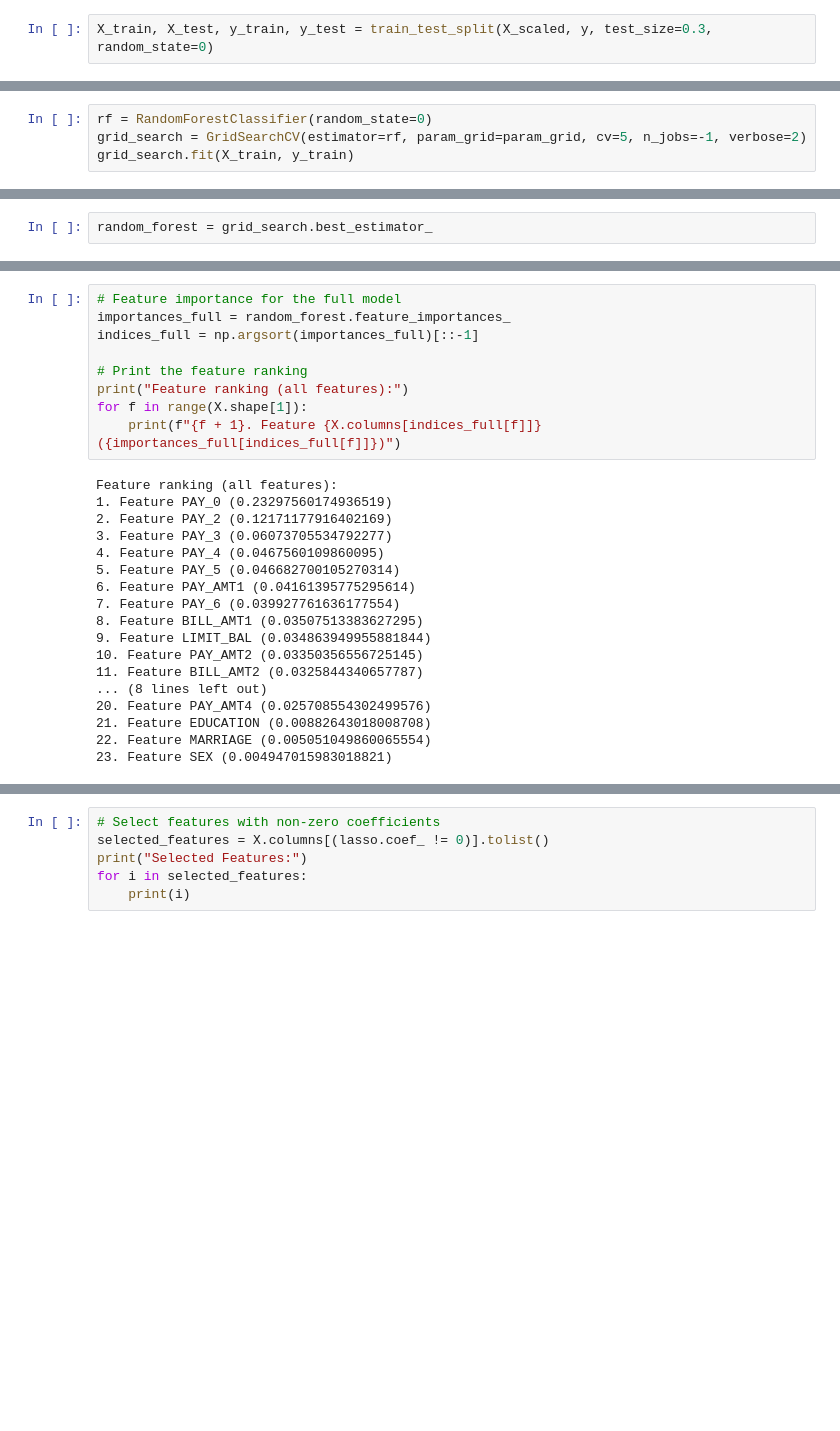
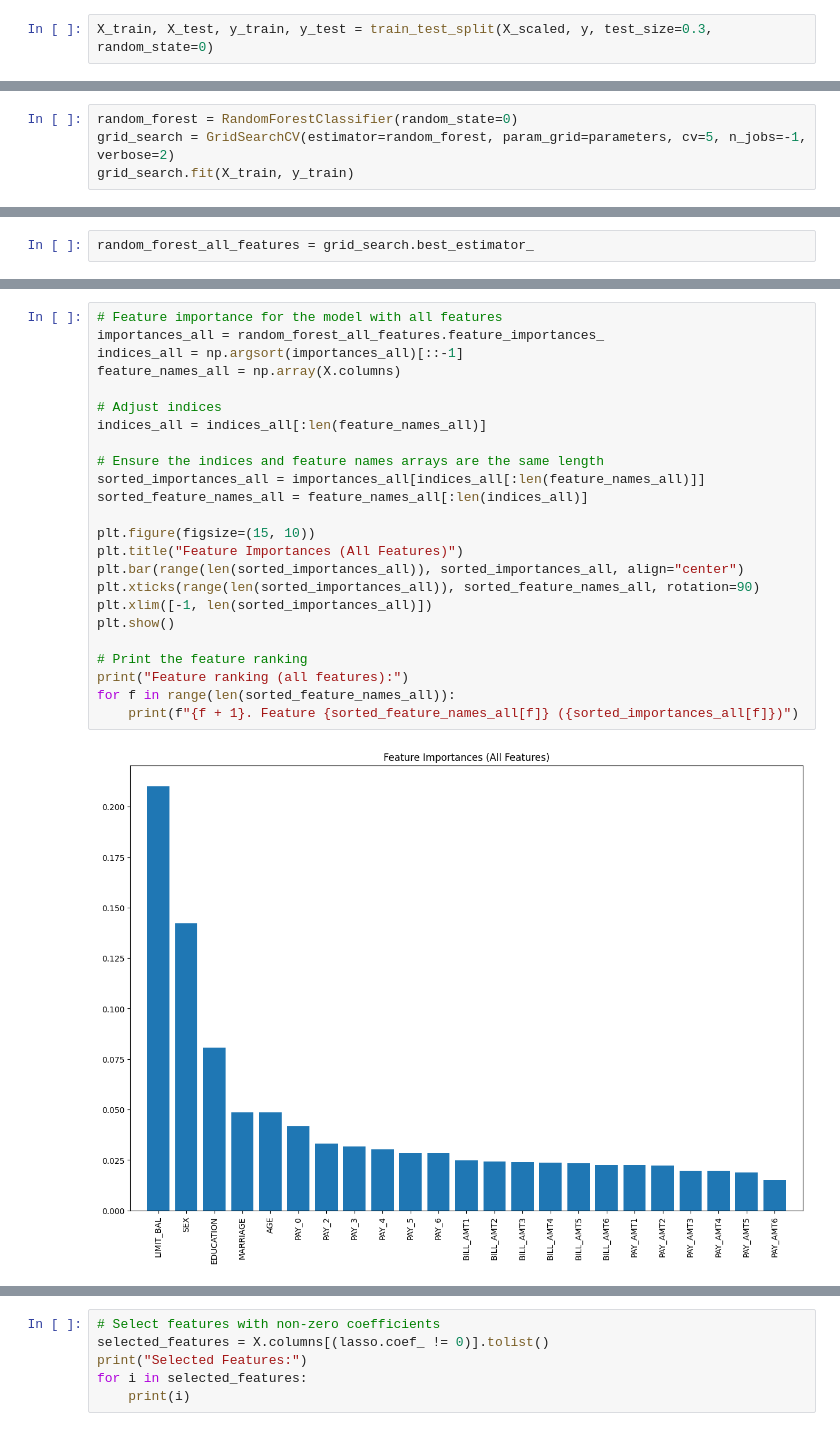
Before and after one commit to LucaBia/default-of-payments, a Jupyter notebook: main.ipynb, the cells around one changed output, grey strips where cells are left out. Saved outputs shown, nothing was run; the diff lists cells and outputs as text; blank space fills up the shorter version.

Commit message:
feat: graphs

```diff
--- a/main.ipynb
+++ b/main.ipynb
@@ -168,6 +176,6 @@ param_grid = {
 }
 # %%
-rf = RandomForestClassifier(random_state=0)
-grid_search = GridSearchCV(estimator=rf, param_grid=param_grid, cv=5, n_jobs=-1, verbose=2)
+random_forest = RandomForestClassifier(random_state=0)
+grid_search = GridSearchCV(estimator=random_forest, param_grid=parameters, cv=5, n_jobs=-1, verbose=2)
 grid_search.fit(X_train, y_train)
 # %% [output]
@@ -196,4 +204,4 @@ GridSearchCV(cv=5, estimator=RandomForestClassifier(random_state=0), n_jobs=-1,
              verbose=2)
 # %%
-random_forest = grid_search.best_estimator_
+random_forest_all_features = grid_search.best_estimator_
 # %%
@@ -210,30 +218,29 @@ print(report)
     accuracy                           0.82      9000
    macro avg       0.76      0.65      0.68      9000
 weighted avg       0.81      0.82      0.80      9000
-# %%
-# Feature importance for the full model
-importances_full = random_forest.feature_importances_
-indices_full = np.argsort(importances_full)[::-1]
-
-# Print the feature ranking
-print("Feature ranking (all features):")
-for f in range(X.shape[1]):
-    print(f"{f + 1}. Feature {X.columns[indices_full[f]]} ({importances_full[indices_full[f]]})")
-# %% [output]
-Feature ranking (all features):
-1. Feature PAY_0 (0.23297560174936519)
-2. Feature PAY_2 (0.12171177916402169)
-3. Feature PAY_3 (0.06073705534792277)
-4. Feature PAY_4 (0.0467560109860095)
-5. Feature PAY_5 (0.046682700105270314)
-6. Feature PAY_AMT1 (0.04161395775295614)
-7. Feature PAY_6 (0.039927761636177554)
-8. Feature BILL_AMT1 (0.03507513383627295)
-9. Feature LIMIT_BAL (0.034863949955881844)
-10. Feature PAY_AMT2 (0.03350356556725145)
-11. Feature BILL_AMT2 (0.0325844340657787)
-... (8 lines left out)
-20. Feature PAY_AMT4 (0.025708554302499576)
-21. Feature EDUCATION (0.00882643018008708)
-22. Feature MARRIAGE (0.005051049860065554)
-23. Feature SEX (0.004947015983018821)
+# %%
+# Feature importance for the model with all features
+importances_all = random_forest_all_features.feature_importances_
+indices_all = np.argsort(importances_all)[::-1]
+feature_names_all = np.array(X.columns)
+
+# Adjust indices
+indices_all = indices_all[:len(feature_names_all)]
+
+# Ensure the indices and feature names arrays are the same length
+sorted_importances_all = importances_all[indices_all[:len(feature_names_all)]]
+sorted_feature_names_all = feature_names_all[:len(indices_all)]
+
+plt.figure(figsize=(15, 10))
+plt.title("Feature Importances (All Features)")
+plt.bar(range(len(sorted_importances_all)), sorted_importances_all, align="center")
+plt.xticks(range(len(sorted_importances_all)), sorted_feature_names_all, rotation=90)
+plt.xlim([-1, len(sorted_importances_all)])
+plt.show()
+
+# Print the feature ranking
+print("Feature ranking (all features):")
+for f in range(len(sorted_feature_names_all)):
+    print(f"{f + 1}. Feature {sorted_feature_names_all[f]} ({sorted_importances_all[f]})")
+# %% [output]
+[figure, added]
```
Also changed, not shown: parts of 53 cells of this notebook.
